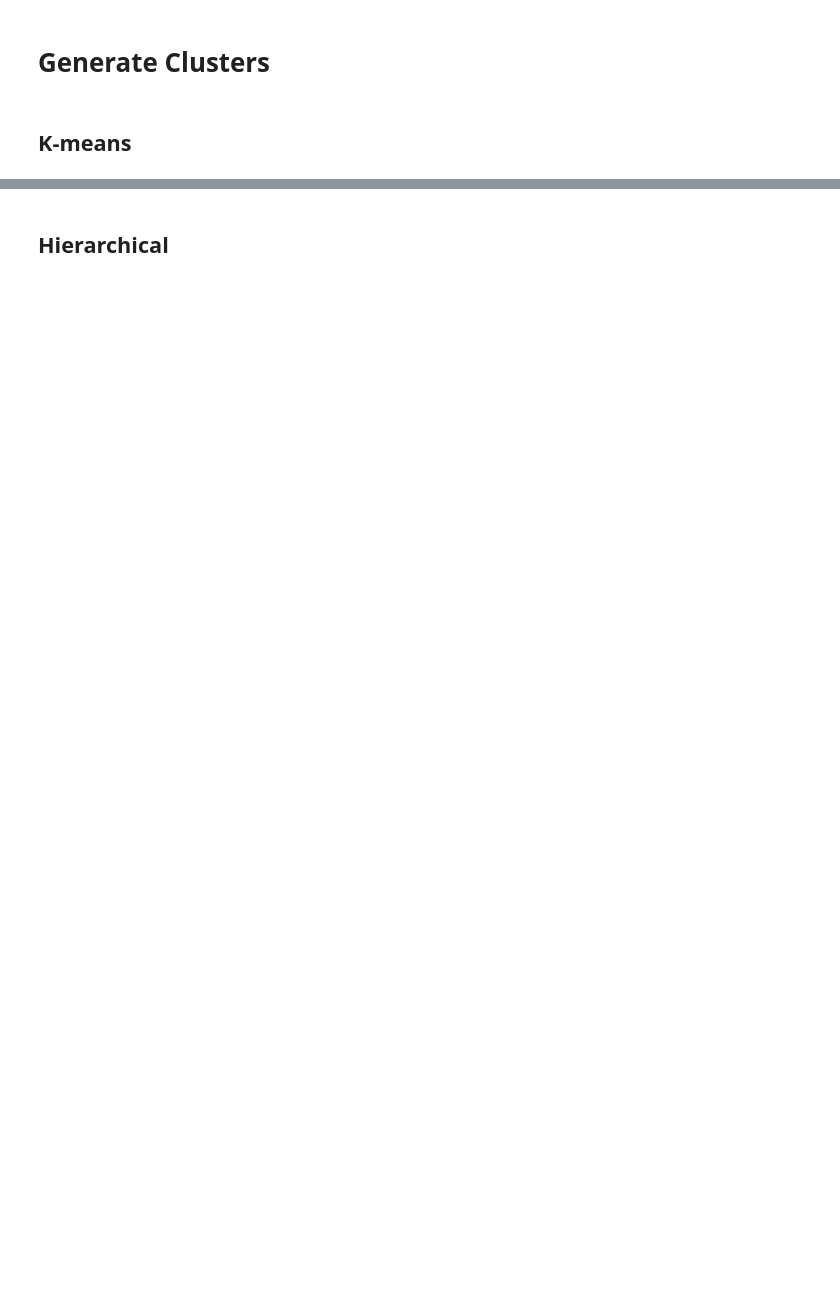
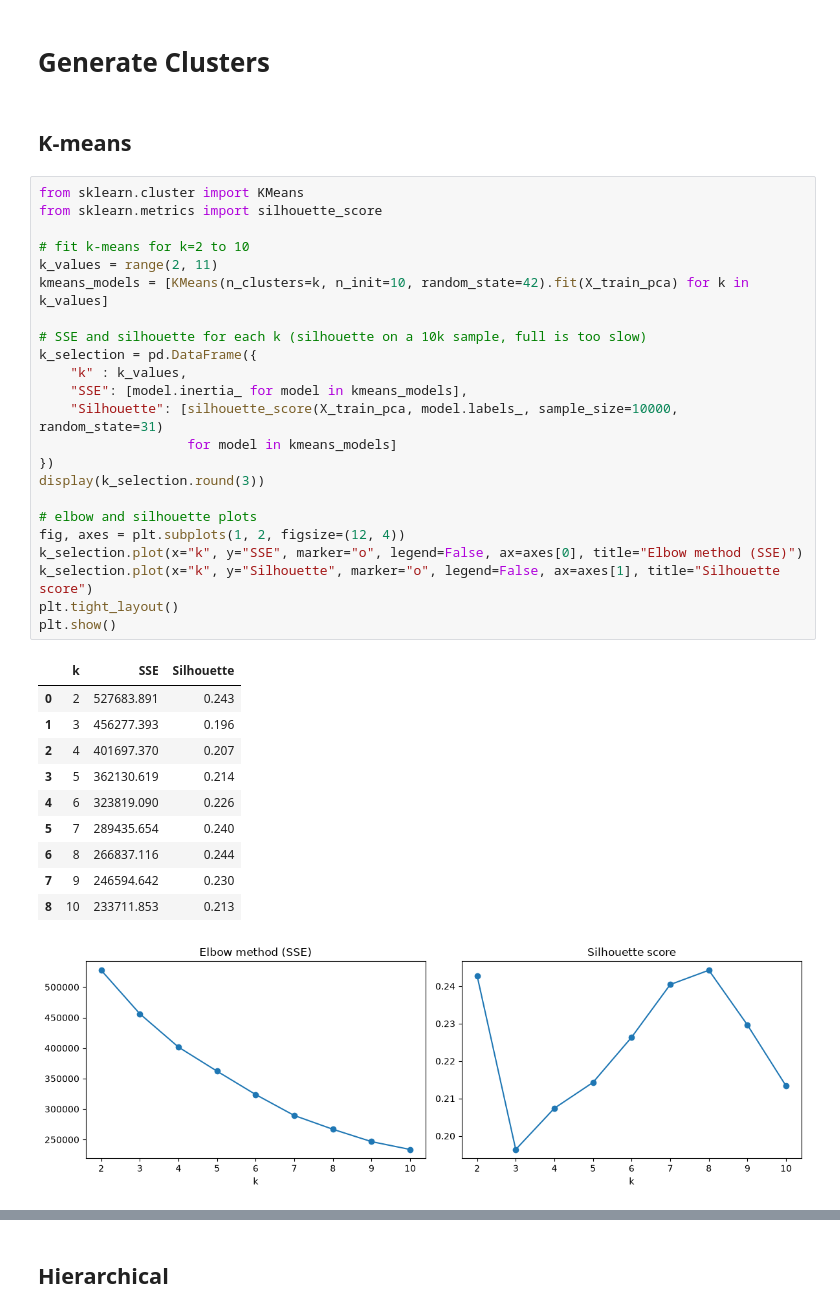
Before and after one commit to alexander-martrain/Song-Data-Mining, a Jupyter notebook: notebooks/project_cluster_cmps451.ipynb, the cells around one changed output, grey strips where cells are left out. Cells and saved outputs as stored; diff of their text form; blank space fills up the shorter version.

Commit message:
completed pa5, feature selection/generation; completed generate clusters

```diff
--- a/notebooks/project_cluster_cmps451.ipynb
+++ b/notebooks/project_cluster_cmps451.ipynb
@@ -1055,3 +1119,38 @@ Energy and acousticness still show an opposite relationship, while the other fea
 # Generate Clusters
 # %% [markdown]
 ## K-means
+# %%
+from sklearn.cluster import KMeans
+from sklearn.metrics import silhouette_score
+
+# fit k-means for k=2 to 10
+k_values = range(2, 11)
+kmeans_models = [KMeans(n_clusters=k, n_init=10, random_state=42).fit(X_train_pca) for k in k_values]
+
+# SSE and silhouette for each k (silhouette on a 10k sample, full is too slow)
+k_selection = pd.DataFrame({
+    "k" : k_values,
+    "SSE": [model.inertia_ for model in kmeans_models],
+    "Silhouette": [silhouette_score(X_train_pca, model.labels_, sample_size=10000, random_state=31)
+                   for model in kmeans_models]
+})
+display(k_selection.round(3))
+
+# elbow and silhouette plots
+fig, axes = plt.subplots(1, 2, figsize=(12, 4))
+k_selection.plot(x="k", y="SSE", marker="o", legend=False, ax=axes[0], title="Elbow method (SSE)")
+k_selection.plot(x="k", y="Silhouette", marker="o", legend=False, ax=axes[1], title="Silhouette score")
+plt.tight_layout()
+plt.show()
+# %% [output]
+|  | k | SSE | Silhouette |
+| 0 | 2 | 527683.891 | 0.243 |
+| 1 | 3 | 456277.393 | 0.196 |
+| 2 | 4 | 401697.370 | 0.207 |
+| 3 | 5 | 362130.619 | 0.214 |
+| 4 | 6 | 323819.090 | 0.226 |
+| 5 | 7 | 289435.654 | 0.240 |
+| 6 | 8 | 266837.116 | 0.244 |
+| 7 | 9 | 246594.642 | 0.230 |
+| 8 | 10 | 233711.853 | 0.213 |
+[figure, added]
```
Also changed, not shown: parts of 10 cells of this notebook, 1 other file.
